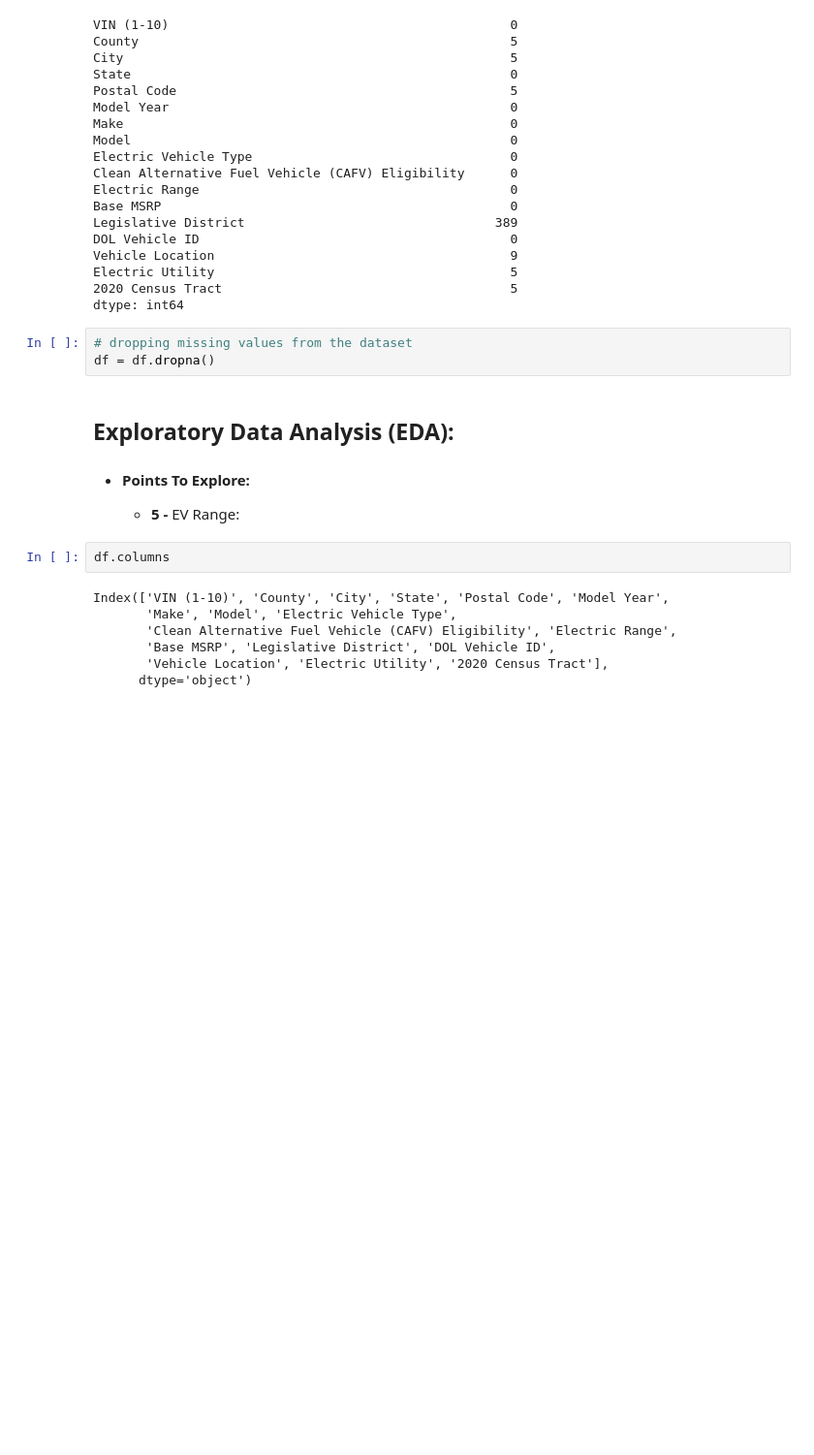
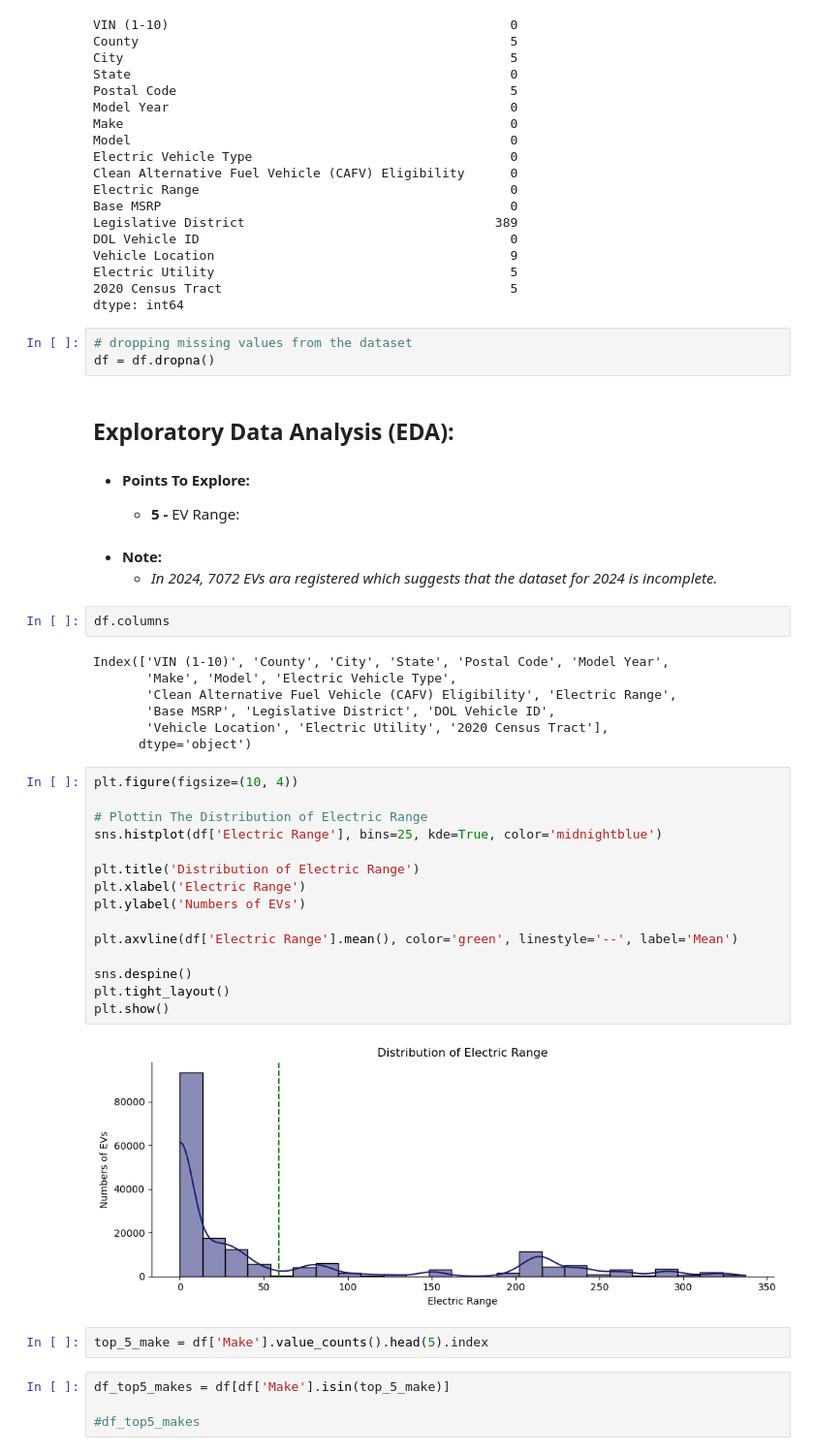
Before and after one commit to modyreturn/Data-Analysis-Projects, a Jupyter notebook: EVs Market Analysis/5_EVs_Range_Analysis.ipynb, the cells around one changed output. Shown at 97% size. Drawn from its saved outputs; the diff is of its cells as text; blank space fills up the shorter version.

```diff
--- a/EVs Market Analysis/5_EVs_Range_Analysis.ipynb
+++ b/EVs Market Analysis/5_EVs_Range_Analysis.ipynb
@@ -53,6 +53,9 @@ df = df.dropna()
 - #### **Points To Explore:**
 
      - **5 -** EV Range:
+# %% [markdown]
+-  **Note:**
+   -  *In 2024, 7072 EVs ara registered which suggests that the dataset for 2024 is incomplete.*
 # %%
 df.columns
 # %% [output]
@@ -62,3 +65,26 @@ Index(['VIN (1-10)', 'County', 'City', 'State', 'Postal Code', 'Model Year',
        'Base MSRP', 'Legislative District', 'DOL Vehicle ID',
        'Vehicle Location', 'Electric Utility', '2020 Census Tract'],
       dtype='object')
+# %%
+plt.figure(figsize=(10, 4))
+
+# Plottin The Distribution of Electric Range
+sns.histplot(df['Electric Range'], bins=25, kde=True, color='midnightblue')
+
+plt.title('Distribution of Electric Range')
+plt.xlabel('Electric Range')
+plt.ylabel('Numbers of EVs')
+
+plt.axvline(df['Electric Range'].mean(), color='green', linestyle='--', label='Mean')
+
+sns.despine()
+plt.tight_layout()
+plt.show()
+# %% [output]
+[figure, added]
+# %%
+top_5_make = df['Make'].value_counts().head(5).index
+# %%
+df_top5_makes = df[df['Make'].isin(top_5_make)]
+
+#df_top5_makes
```
Also changed, not shown: parts of 4 cells of this notebook, 5 other files.
